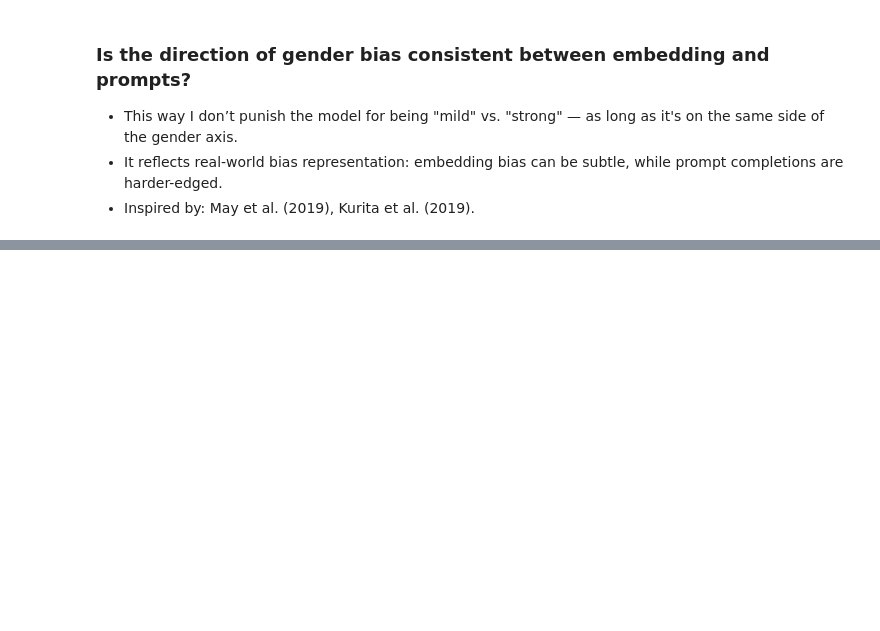
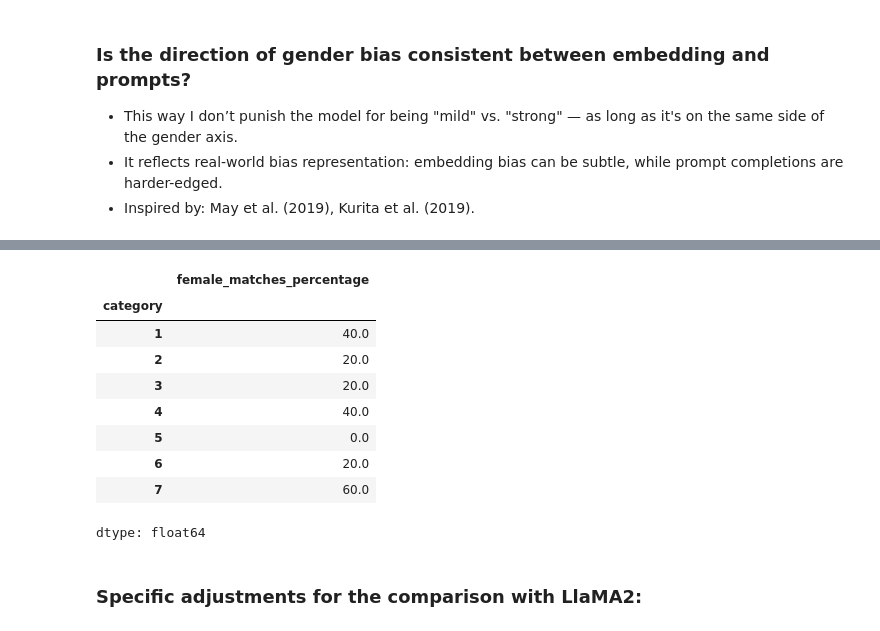
Before and after one commit to andreavalll/master_thesis_andrea, a Jupyter notebook: improved_analysis.ipynb, the cells around one changed output, grey strips where cells are left out. Saved outputs shown, nothing was run; the diff lists cells and outputs as text; code cells hidden in the pictures; blank space fills up the shorter version.

```diff
--- a/improved_analysis.ipynb
+++ b/improved_analysis.ipynb
@@ -625,0 +657,17 @@ match_counts
+# %%
+# Calculates the number of female matches per category & turns it into a percentage
+match_counts['female_matches_percentage'] = (match_counts['female'] / 5) * 100
+match_counts['female_matches_percentage']
+# %% [output]
+|  | female_matches_percentage |
+| category |  |
+| 1 | 40.0 |
+| 2 | 20.0 |
+| 3 | 20.0 |
+| 4 | 40.0 |
+| 5 | 0.0 |
+| 6 | 20.0 |
+| 7 | 60.0 |
+dtype: float64
+# %% [markdown]
+### Specific adjustments for the comparison with LlaMA2:
```
Also changed, not shown: parts of 21 cells of this notebook.
